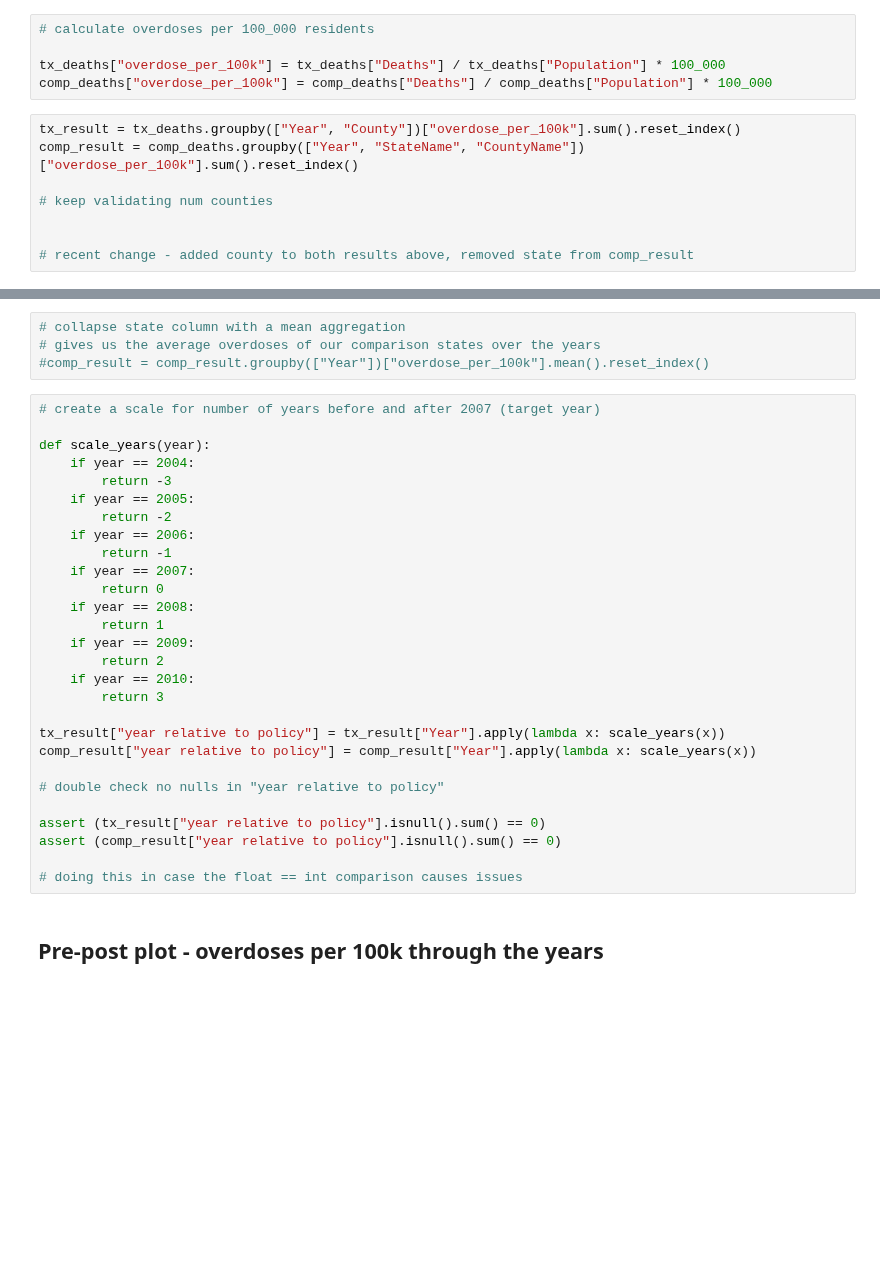
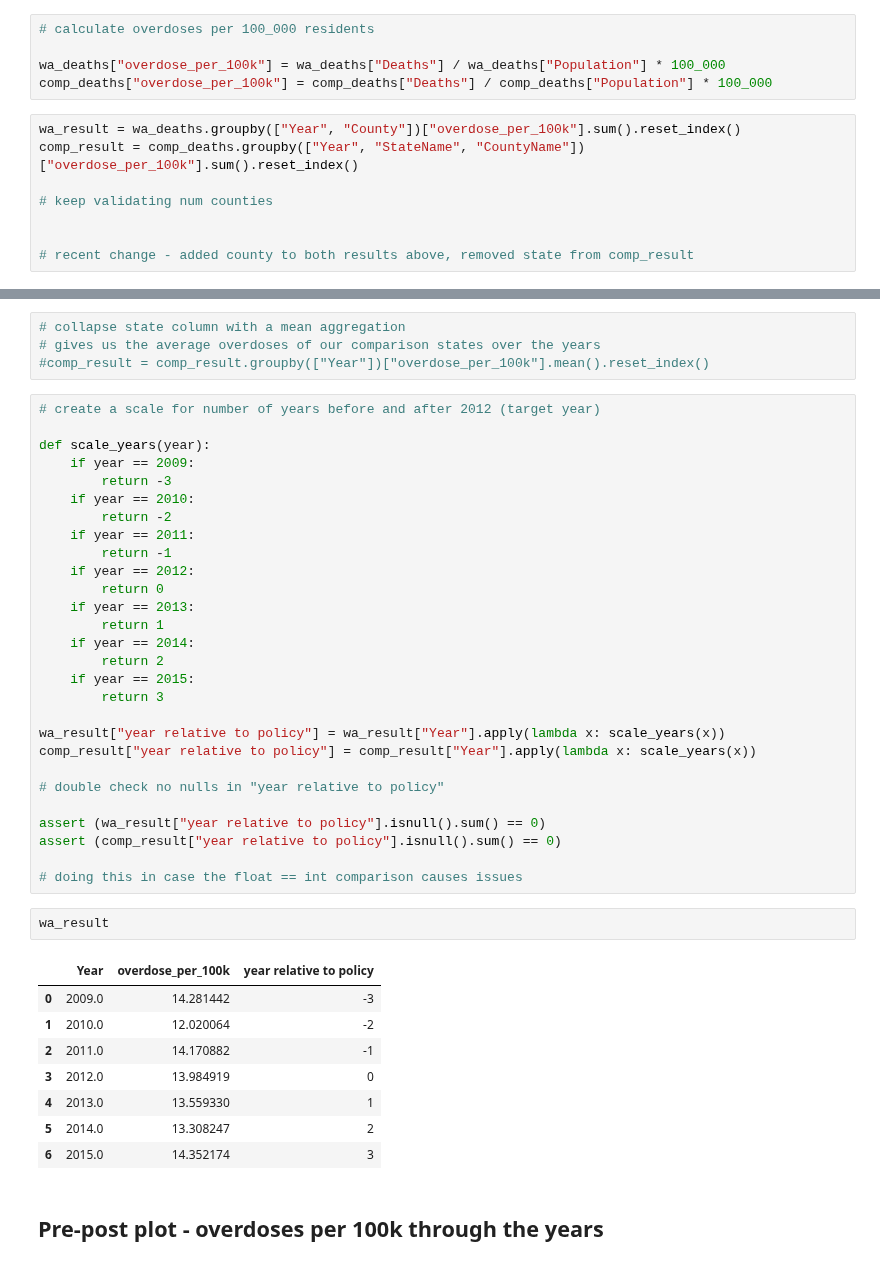
Before and after one commit to abzdel/Opioid-Analysis, a Jupyter notebook: 50_washington_diff_in_diff.ipynb, the cells around one changed output, grey strips where cells are left out. Cells and saved outputs as stored; diff of their text form; blank space fills up the shorter version.

```diff
--- a/50_washington_diff_in_diff.ipynb
+++ b/50_washington_diff_in_diff.ipynb
@@ -63,10 +79,10 @@ comp_deaths = comp_deaths[comp_deaths["overdose"] != 0]
 # %%
 # calculate overdoses per 100_000 residents
 
-tx_deaths["overdose_per_100k"] = tx_deaths["Deaths"] / tx_deaths["Population"] * 100_000
+wa_deaths["overdose_per_100k"] = wa_deaths["Deaths"] / wa_deaths["Population"] * 100_000
 comp_deaths["overdose_per_100k"] = comp_deaths["Deaths"] / comp_deaths["Population"] * 100_000
 # %%
-tx_result = tx_deaths.groupby(["Year", "County"])["overdose_per_100k"].sum().reset_index()
+wa_result = wa_deaths.groupby(["Year", "County"])["overdose_per_100k"].sum().reset_index()
 comp_result = comp_deaths.groupby(["Year", "StateName", "CountyName"])["overdose_per_100k"].sum().reset_index()
 
 # keep validating num counties
@@ -188,33 +203,44 @@ comp_result
 # gives us the average overdoses of our comparison states over the years
 #comp_result = comp_result.groupby(["Year"])["overdose_per_100k"].mean().reset_index()
 # %%
-# create a scale for number of years before and after 2007 (target year)
+# create a scale for number of years before and after 2012 (target year)
 
 def scale_years(year):
-    if year == 2004:
+    if year == 2009:
         return -3
-    if year == 2005:
+    if year == 2010:
         return -2
-    if year == 2006:
+    if year == 2011:
         return -1
-    if year == 2007:
+    if year == 2012:
         return 0
-    if year == 2008:
+    if year == 2013:
         return 1
-    if year == 2009:
+    if year == 2014:
         return 2
-    if year == 2010:
+    if year == 2015:
         return 3
 
-tx_result["year relative to policy"] = tx_result["Year"].apply(lambda x: scale_years(x))
+wa_result["year relative to policy"] = wa_result["Year"].apply(lambda x: scale_years(x))
 comp_result["year relative to policy"] = comp_result["Year"].apply(lambda x: scale_years(x))
 
 # double check no nulls in "year relative to policy"
 
-assert (tx_result["year relative to policy"].isnull().sum() == 0)
+assert (wa_result["year relative to policy"].isnull().sum() == 0)
 assert (comp_result["year relative to policy"].isnull().sum() == 0)
 
 # doing this in case the float == int comparison causes issues
+# %%
+wa_result
+# %% [output]
+|  | Year | overdose_per_100k | year relative to policy |
+| 0 | 2009.0 | 14.281442 | -3 |
+| 1 | 2010.0 | 12.020064 | -2 |
+| 2 | 2011.0 | 14.170882 | -1 |
+| 3 | 2012.0 | 13.984919 | 0 |
+| 4 | 2013.0 | 13.559330 | 1 |
+| 5 | 2014.0 | 13.308247 | 2 |
+| 6 | 2015.0 | 14.352174 | 3 |
 # %% [markdown]
 ## Pre-post plot - overdoses per 100k through the years
 # %%
```
Also changed, not shown: parts of 32 cells of this notebook.
